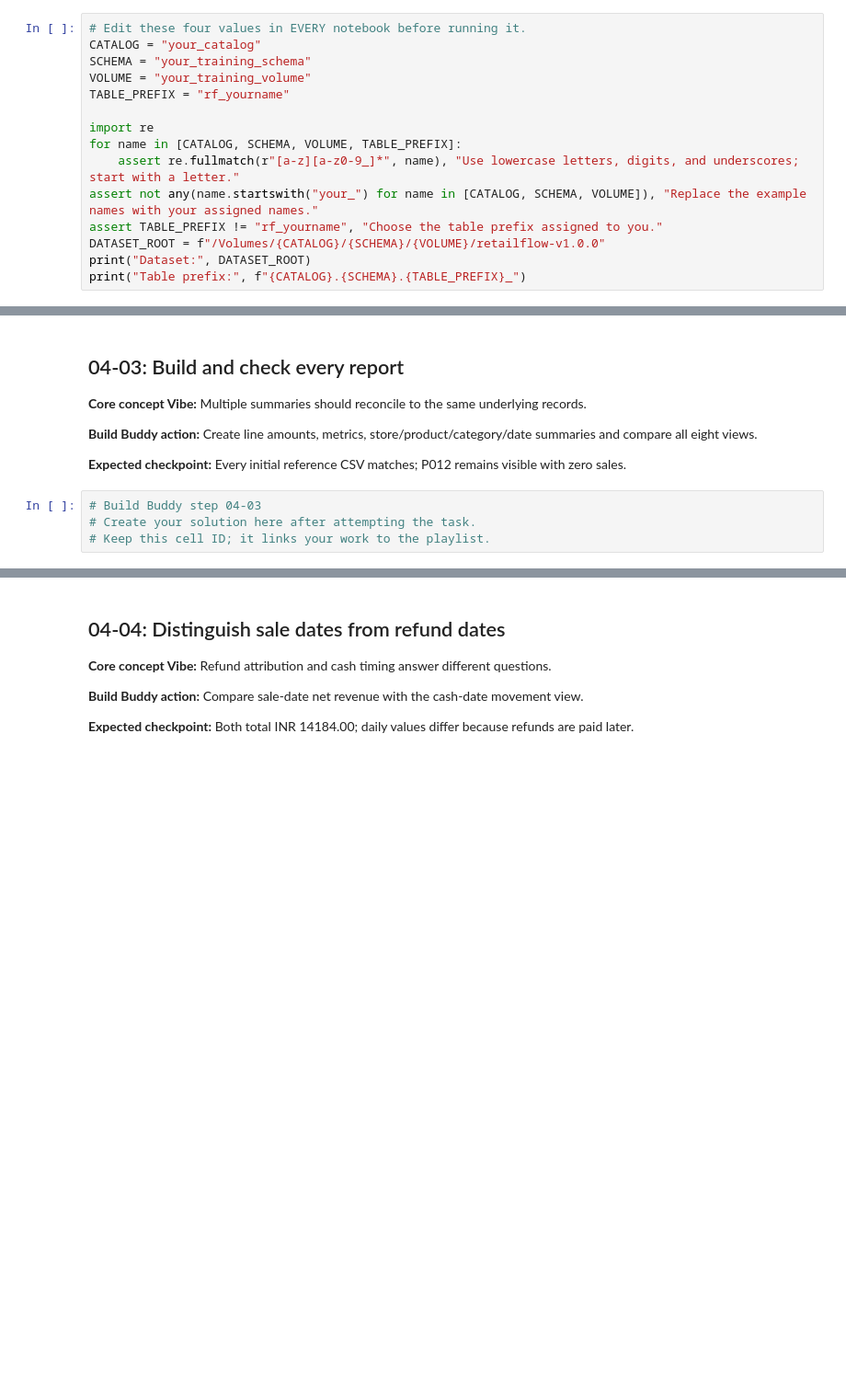
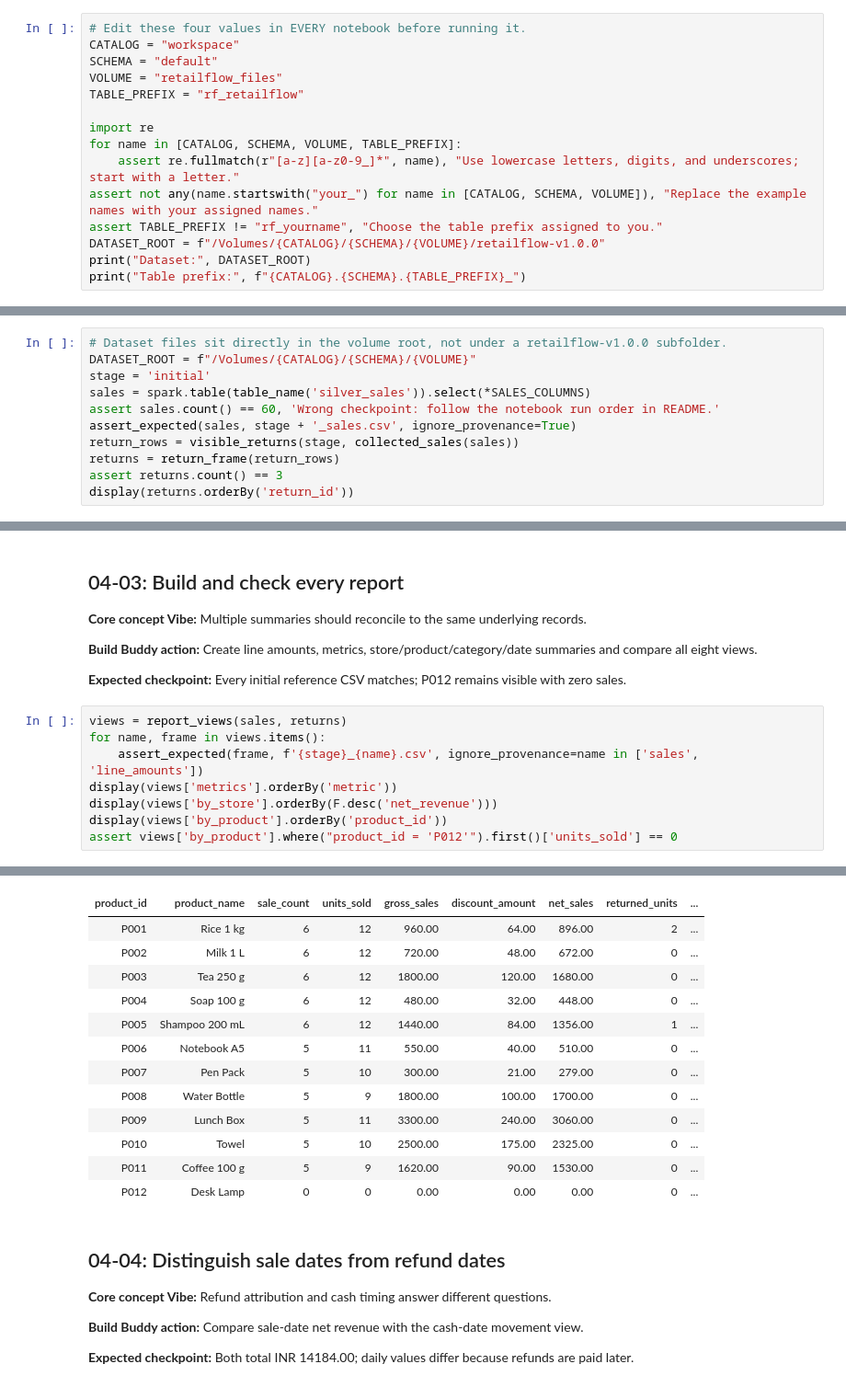
Before and after one commit to sanketch4847-design/retailflow-data-engineering-databricks, a Jupyter notebook: notebooks/04_initial_reports_and_checks.ipynb, the cells around one changed output, grey strips where cells are left out. Shown at 92% size. Saved outputs shown, nothing was run; the diff lists cells and outputs as text; blank space fills up the shorter version.

```diff
--- a/notebooks/04_initial_reports_and_checks.ipynb
+++ b/notebooks/04_initial_reports_and_checks.ipynb
@@ -22,10 +22,10 @@ Configuration and instructor utility cells are supplied so you can focus on the
 Use the same assigned names in every notebook. Each notebook defines its own variables and helpers; it does not depend on another notebook’s Python memory. Persistent tables are the handoff between notebooks.
 # %%
 # Edit these four values in EVERY notebook before running it.
-CATALOG = "your_catalog"
-SCHEMA = "your_training_schema"
-VOLUME = "your_training_volume"
-TABLE_PREFIX = "rf_yourname"
+CATALOG = "workspace"
+SCHEMA = "default"
+VOLUME = "retailflow_files"
+TABLE_PREFIX = "rf_retailflow"
 
 import re
 for name in [CATALOG, SCHEMA, VOLUME, TABLE_PREFIX]:
@@ -302,0 +302,11 @@ def report_views(sales, returns):
+# %%
+# Dataset files sit directly in the volume root, not under a retailflow-v1.0.0 subfolder.
+DATASET_ROOT = f"/Volumes/{CATALOG}/{SCHEMA}/{VOLUME}"
+stage = 'initial'
+sales = spark.table(table_name('silver_sales')).select(*SALES_COLUMNS)
+assert sales.count() == 60, 'Wrong checkpoint: follow the notebook run order in README.'
+assert_expected(sales, stage + '_sales.csv', ignore_provenance=True)
+return_rows = visible_returns(stage, collected_sales(sales))
+returns = return_frame(return_rows)
+assert returns.count() == 3
+display(returns.orderBy('return_id'))
@@ -320,7 +344,12 @@ def report_views(sales, returns):
 **Build Buddy action:** Create line amounts, metrics, store/product/category/date summaries and compare all eight views.
 
 **Expected checkpoint:** Every initial reference CSV matches; P012 remains visible with zero sales.
-# %%
-# Build Buddy step 04-03
-# Create your solution here after attempting the task.
-# Keep this cell ID; it links your work to the playlist.
+# %%
+views = report_views(sales, returns)
+for name, frame in views.items():
+    assert_expected(frame, f'{stage}_{name}.csv', ignore_provenance=name in ['sales', 'line_amounts'])
+display(views['metrics'].orderBy('metric'))
+display(views['by_store'].orderBy(F.desc('net_revenue')))
+display(views['by_product'].orderBy('product_id'))
+assert views['by_product'].where("product_id = 'P012'").first()['units_sold'] == 0
+# %% [output]
@@ -327,3 +389,16 @@ def report_views(sales, returns):
+| product_id | product_name | sale_count | units_sold | gross_sales | discount_amount | net_sales | returned_units | ... |
+| P001 | Rice 1 kg | 6 | 12 | 960.00 | 64.00 | 896.00 | 2 | ... |
+| P002 | Milk 1 L | 6 | 12 | 720.00 | 48.00 | 672.00 | 0 | ... |
+| P003 | Tea 250 g | 6 | 12 | 1800.00 | 120.00 | 1680.00 | 0 | ... |
+| P004 | Soap 100 g | 6 | 12 | 480.00 | 32.00 | 448.00 | 0 | ... |
+| P005 | Shampoo 200 mL | 6 | 12 | 1440.00 | 84.00 | 1356.00 | 1 | ... |
+| P006 | Notebook A5 | 5 | 11 | 550.00 | 40.00 | 510.00 | 0 | ... |
+| P007 | Pen Pack | 5 | 10 | 300.00 | 21.00 | 279.00 | 0 | ... |
+| P008 | Water Bottle | 5 | 9 | 1800.00 | 100.00 | 1700.00 | 0 | ... |
+| P009 | Lunch Box | 5 | 11 | 3300.00 | 240.00 | 3060.00 | 0 | ... |
+| P010 | Towel | 5 | 10 | 2500.00 | 175.00 | 2325.00 | 0 | ... |
+| P011 | Coffee 100 g | 5 | 9 | 1620.00 | 90.00 | 1530.00 | 0 | ... |
+| P012 | Desk Lamp | 0 | 0 | 0.00 | 0.00 | 0.00 | 0 | ... |
 # %% [markdown]
 ## 04-04: Distinguish sale dates from refund dates
 
```
Also changed, not shown: parts of 10 cells of this notebook, 4 other files.
